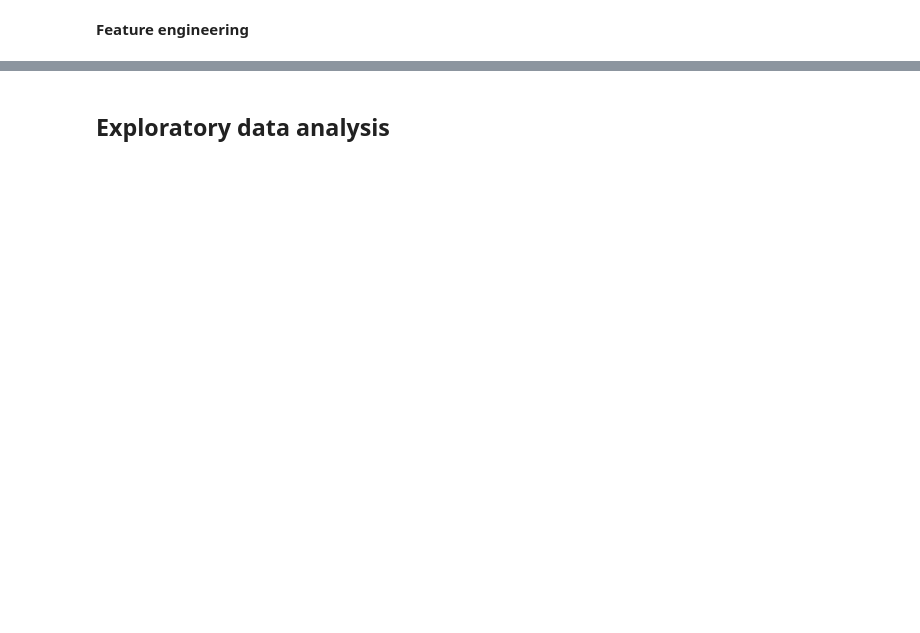
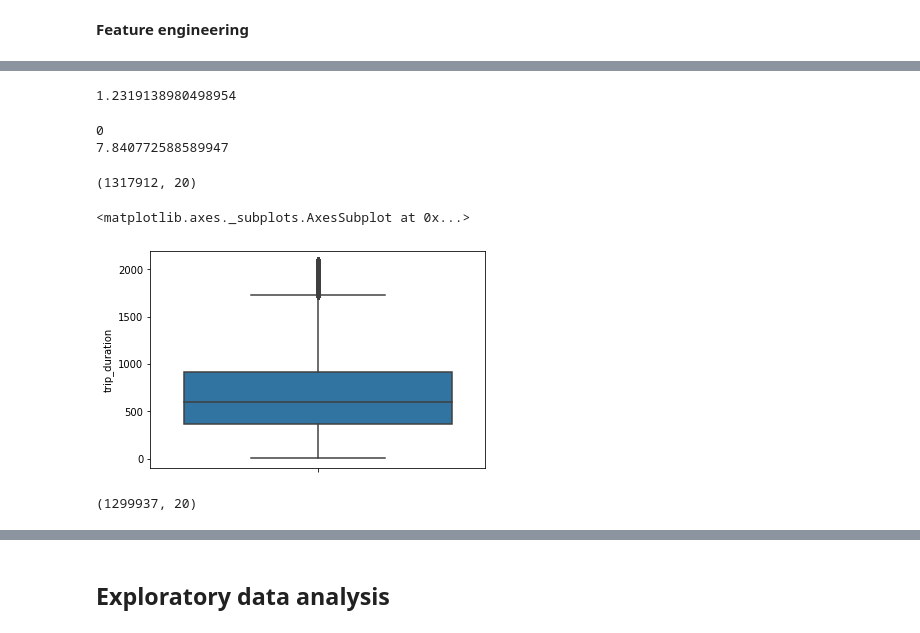
Before and after one commit to ad709kr/NYC-Taxi-Trip-Time-Predction, a Jupyter notebook: NYC_trip_time_prediction_individual.ipynb, the cells around one changed output, grey strips where cells are left out. Saved outputs shown, nothing was run; the diff lists cells and outputs as text; code cells hidden in the pictures; blank space fills up the shorter version.

```diff
--- a/NYC_trip_time_prediction_individual.ipynb
+++ b/NYC_trip_time_prediction_individual.ipynb
@@ -154,3 +124,9 @@ df['dropoff_day']=df['dropoff_datetime'].dt.day_name()
 # date_time to month
 df['pickup_month']=df['pickup_datetime'].dt.month
 df['dropoff_month']=df['dropoff_datetime'].dt.month
+
+df['pickup_hour']=df['pickup_datetime'].dt.hour
+df['dropoff_hour']=df['dropoff_datetime'].dt.hour
+
+df['pickup_minute']=df['pickup_datetime'].dt.minute
+df['dropoff_minute']=df['dropoff_datetime'].dt.minute
@@ -156,0 +190,4 @@ df['dropoff_month']=df['dropoff_datetime'].dt.month
+# %%
+df['trip_distance'].quantile(0.25)
+# %% [output]
+1.2319138980498954
@@ -156,0 +210,6 @@ df['dropoff_month']=df['dropoff_datetime'].dt.month
+# %%
+print(lower_lim)
+print(upper_lim)
+# %% [output]
+0
+7.840772588589947
@@ -156,0 +219,16 @@ df['dropoff_month']=df['dropoff_datetime'].dt.month
+# %%
+new_df.shape
+# %% [output]
+(1317912, 20)
+# %%
+# outlier removal using the trip_duration
+low_lim_duration,upp_lim_duration = upper_lower_range(df,'trip_duration')
+new_df = new_df[(new_df['trip_duration'] >= low_lim_duration) & (new_df['trip_duration'] <= upp_lim_duration)]
+sns.boxplot(data = new_df, y = 'trip_duration')
+# %% [output]
+<matplotlib.axes._subplots.AxesSubplot at 0x...>
+[figure, added]
+# %%
+new_df.shape
+# %% [output]
+(1299937, 20)
```
Also changed, not shown: parts of 46 cells of this notebook.
